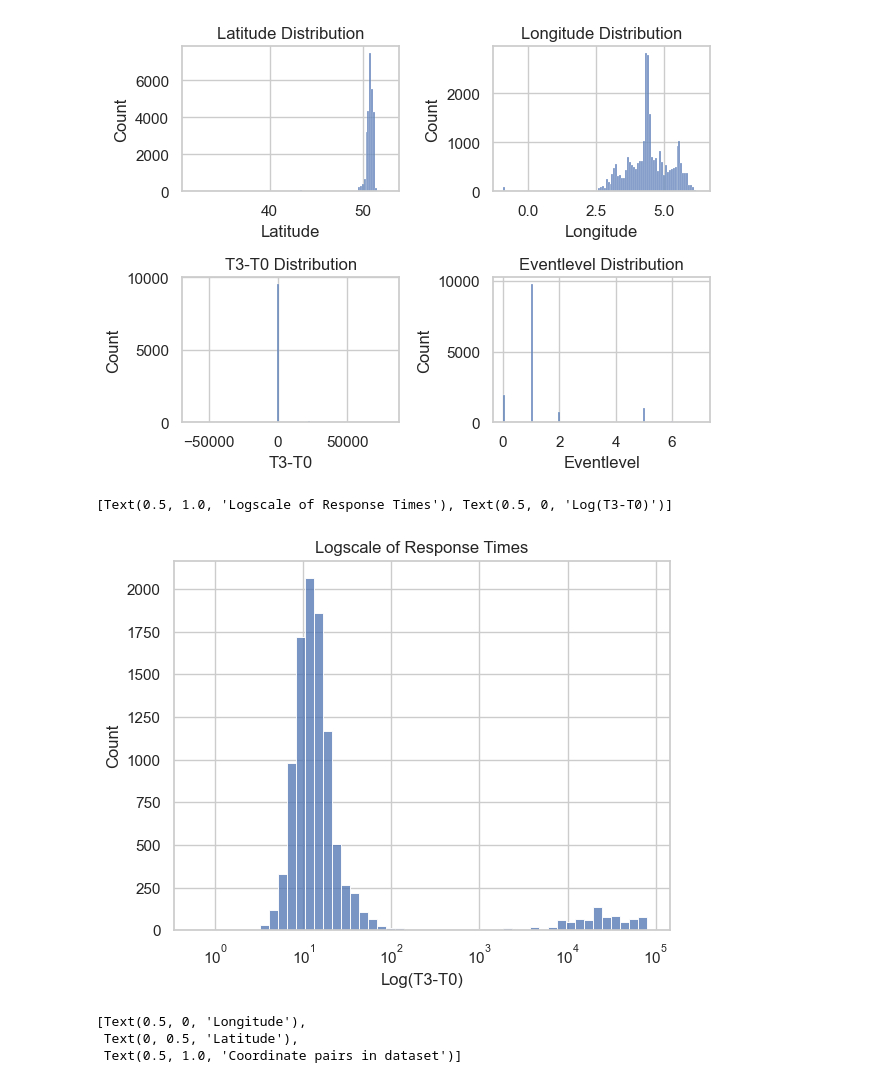
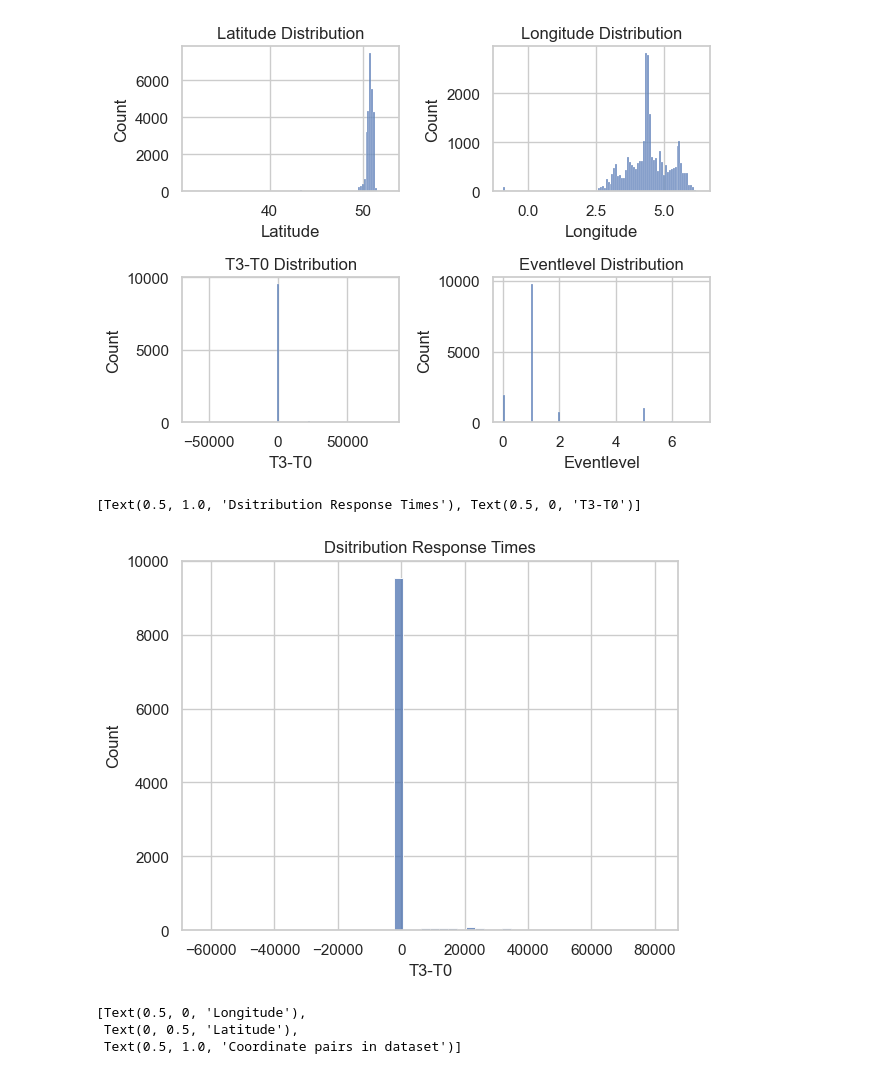
Before and after one commit to JeroenGuillierme/Project-MDA, a Jupyter notebook: 1. Data Exploration and preprocessing.ipynb, the cells around one changed output. Cells and saved outputs as stored; diff of their text form; code cells hidden in the pictures.

```diff
--- a/1. Data Exploration and preprocessing.ipynb
+++ b/1. Data Exploration and preprocessing.ipynb
@@ -407,0 +597,7 @@ mug1.head(5)
+# %%
+# Assign provinces to Ambulance locations
+pit_merged_with_provinces = assign_province(pit_merged)
+# %%
+# Select only several variables for further analysis
+pit_merged_with_provinces = pit_merged_with_provinces[['Latitude', 'Longitude', 'Intervention', 'Eventlevel', 'T3-T0', 'EventType', 'Vector type', 'AED', 'Ambulance', 'Mug', 'PIT', 'Province']]
+pit_merged_with_provinces.head(5)
@@ -410,3 +613,3 @@ mug1.head(5)
 # %%
-aed_df = pd.concat([interventions_TOTAL, aed_total, ambulance, mug1], axis=0)
+total_df = pd.concat([interventions_TOTAL_with_provinces, aed_total_with_provinces, ambulance_with_provinces, mug_with_provinces, pit_merged_with_provinces], axis=0)
 # %%
@@ -435 +644,3 @@ Maximum Response Time for aed_df: 80267.83333333333
+# %%
+total_df = assign_province(total_df)
 # %% [markdown]
@@ -443,8 +654,8 @@ draw_histograms(aed_df, aed_df[['Latitude', 'Longitude', 'T3-T0', 'Eventlevel']]
 # %%
 # Setting the style for the plots
 sns.set(style="whitegrid")
-sns.histplot(aed_df['T3-T0'], bins=50, log_scale=True).set(title='Logscale of Response Times', xlabel='Log(T3-T0)')
+sns.histplot(total_df['T3-T0'], bins=50, log_scale=False).set(title='Dsitribution Response Times', xlabel='T3-T0')
 # %% [output]
-[Text(0.5, 1.0, 'Logscale of Response Times'), Text(0.5, 0, 'Log(T3-T0)')]
+[Text(0.5, 1.0, 'Dsitribution Response Times'), Text(0.5, 0, 'T3-T0')]
-[figure, old version]
+[figure, new version]
 # %%
```
Also changed, not shown: parts of 70 cells of this notebook, 1 other file.
